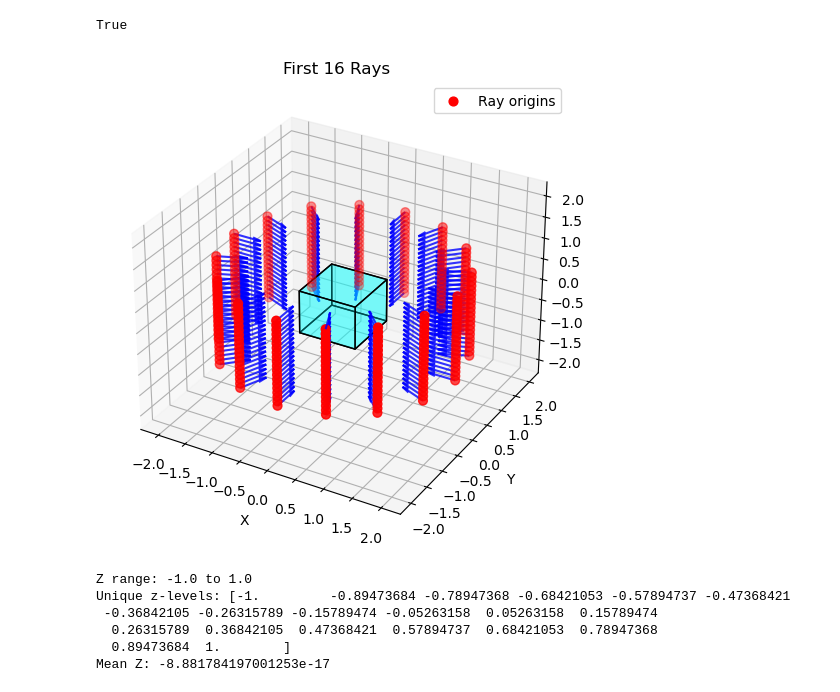
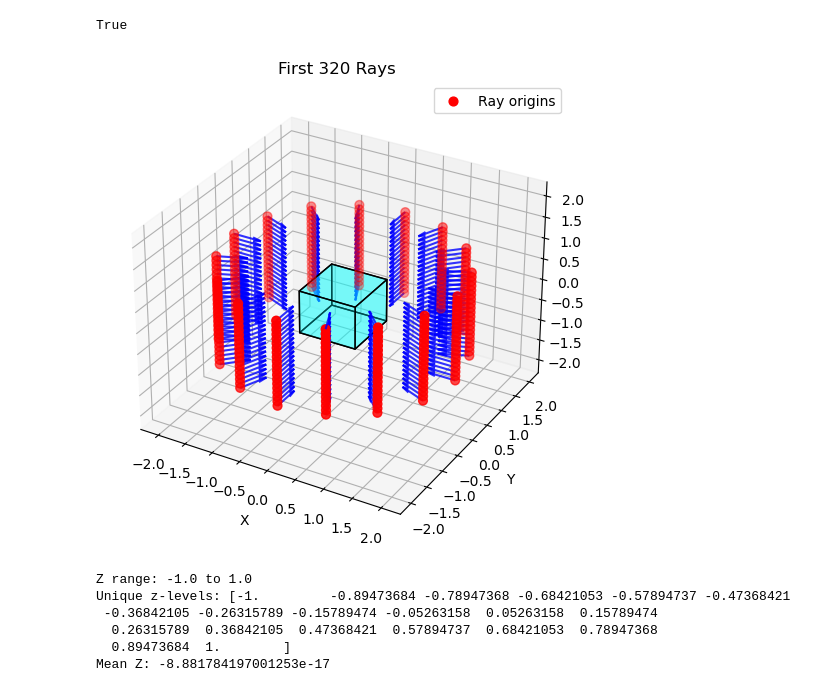
Before and after one commit to marcosolime/sim-carving, a Jupyter notebook: exp.ipynb, the cells around one changed output. Cells and saved outputs as stored; diff of their text form; code cells hidden in the pictures.

```diff
--- a/exp.ipynb
+++ b/exp.ipynb
@@ -74,35 +74,35 @@ def plot_first_rays(origins, directions, n_theta, cube_size, arrow_length=0.5):
                          [ half,  half,  half],
                          [-half,  half,  half]])
 
     faces = [[vertices[j] for j in [0,1,2,3]],
              [vertices[j] for j in [4,5,6,7]],
              [vertices[j] for j in [0,1,5,4]],
              [vertices[j] for j in [2,3,7,6]],
              [vertices[j] for j in [1,2,6,5]],
              [vertices[j] for j in [4,7,3,0]]]
 
     cube = Poly3DCollection(faces, facecolors='cyan', edgecolors='k', alpha=0.3)
     ax.add_collection3d(cube)
 
     # mark the center
     #ax.scatter(0, 0, 0, color="black", s=80, label="Center")
 
     # equal scaling
     max_range = np.max(np.linalg.norm(O, axis=1))
     for axis in 'xyz':
         getattr(ax, f'set_{axis}lim')([-max_range, max_range])
 
     ax.set_xlabel("X")
     ax.set_ylabel("Y")
     ax.set_zlabel("Z")
-    ax.set_title(f"First {N_THETA} Rays")
+    ax.set_title(f"First {n_theta} Rays")
     ax.legend()
     plt.show()
 
 # Example usage:
 plot_first_rays(origins, directions, N_THETA*N_Z, CUBE_SIZE)
 # %% [output]
-[figure, old version]
+[figure, new version]
 # %%
 # inspecting the z values of the rays
 z_values = origins[:, 2]
```
Also changed, not shown: parts of 3 cells of this notebook, 1 other file.
